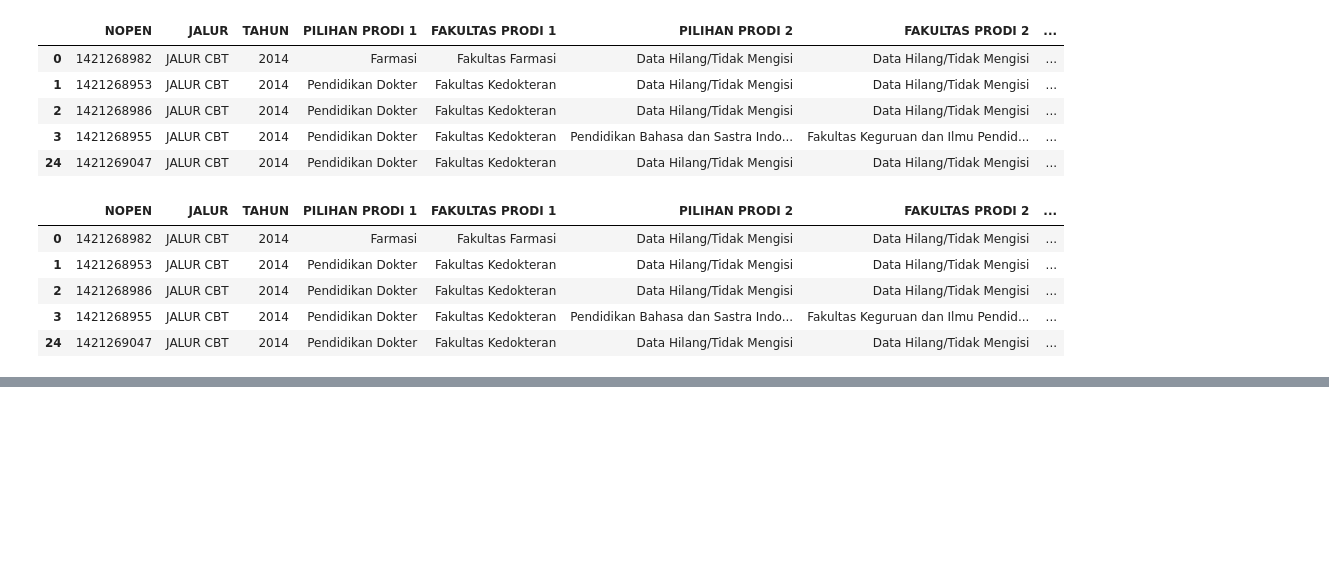
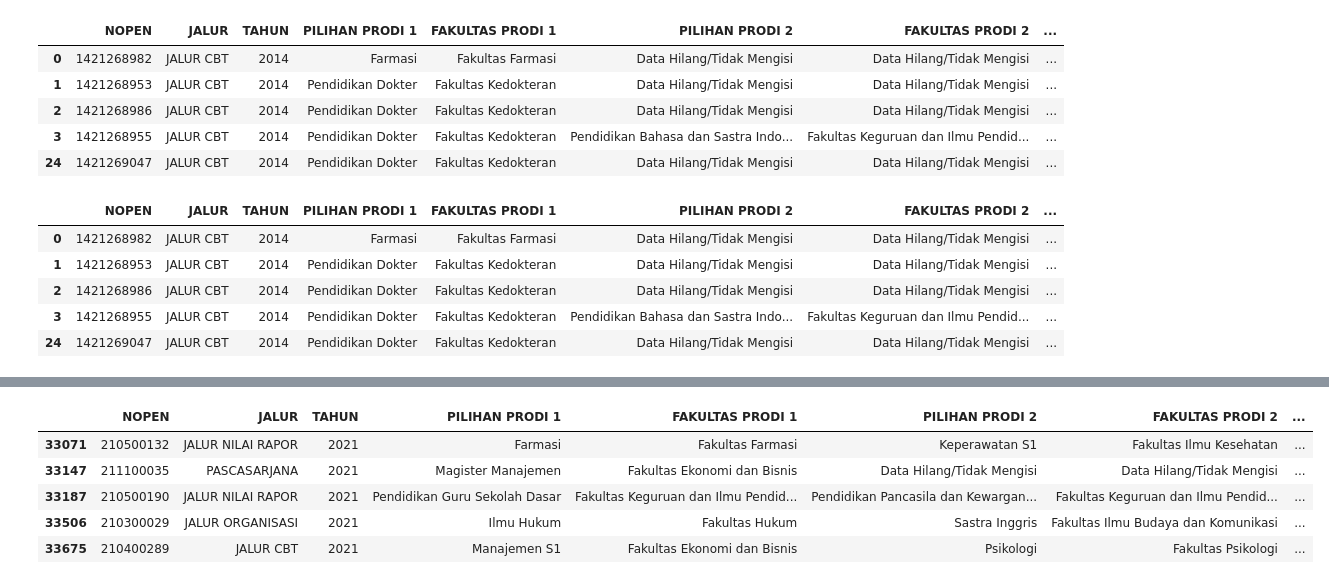
Before and after one commit to dhikaramadhansaputra/Full_Project_Data_Analyst, a Jupyter notebook: Tren Penerimaan MABA UMP 2014 - 2024/worksheet/pre-processing.ipynb, the cells around one changed output, grey strips where cells are left out. Cells and saved outputs as stored; diff of their text form; code cells hidden in the pictures; blank space fills up the shorter version.

```diff
--- a/Tren Penerimaan MABA UMP 2014 - 2024/worksheet/pre-processing.ipynb
+++ b/Tren Penerimaan MABA UMP 2014 - 2024/worksheet/pre-processing.ipynb
@@ -897,0 +1016,9 @@ df[df['DITERIMA PRODI']=='Data Hilang/Tidak Mengisi'].head()
+# %%
+df[df['USIA']==121].head()
+# %% [output]
+|  | NOPEN | JALUR | TAHUN | PILIHAN PRODI 1 | FAKULTAS PRODI 1 | PILIHAN PRODI 2 | FAKULTAS PRODI 2 | ... |
+| 33071 | 210500132 | JALUR NILAI RAPOR | 2021 | Farmasi | Fakultas Farmasi | Keperawatan S1 | Fakultas Ilmu Kesehatan | ... |
+| 33147 | 211100035 | PASCASARJANA | 2021 | Magister Manajemen | Fakultas Ekonomi dan Bisnis | Data Hilang/Tidak Mengisi | Data Hilang/Tidak Mengisi | ... |
+| 33187 | 210500190 | JALUR NILAI RAPOR | 2021 | Pendidikan Guru Sekolah Dasar | Fakultas Keguruan dan Ilmu Pendid... | Pendidikan Pancasila dan Kewargan... | Fakultas Keguruan dan Ilmu Pendid... | ... |
+| 33506 | 210300029 | JALUR ORGANISASI | 2021 | Ilmu Hukum | Fakultas Hukum | Sastra Inggris | Fakultas Ilmu Budaya dan Komunikasi | ... |
+| 33675 | 210400289 | JALUR CBT | 2021 | Manajemen S1 | Fakultas Ekonomi dan Bisnis | Psikologi | Fakultas Psikologi | ... |
```
Also changed, not shown: parts of 22 cells of this notebook, 1 other file.
